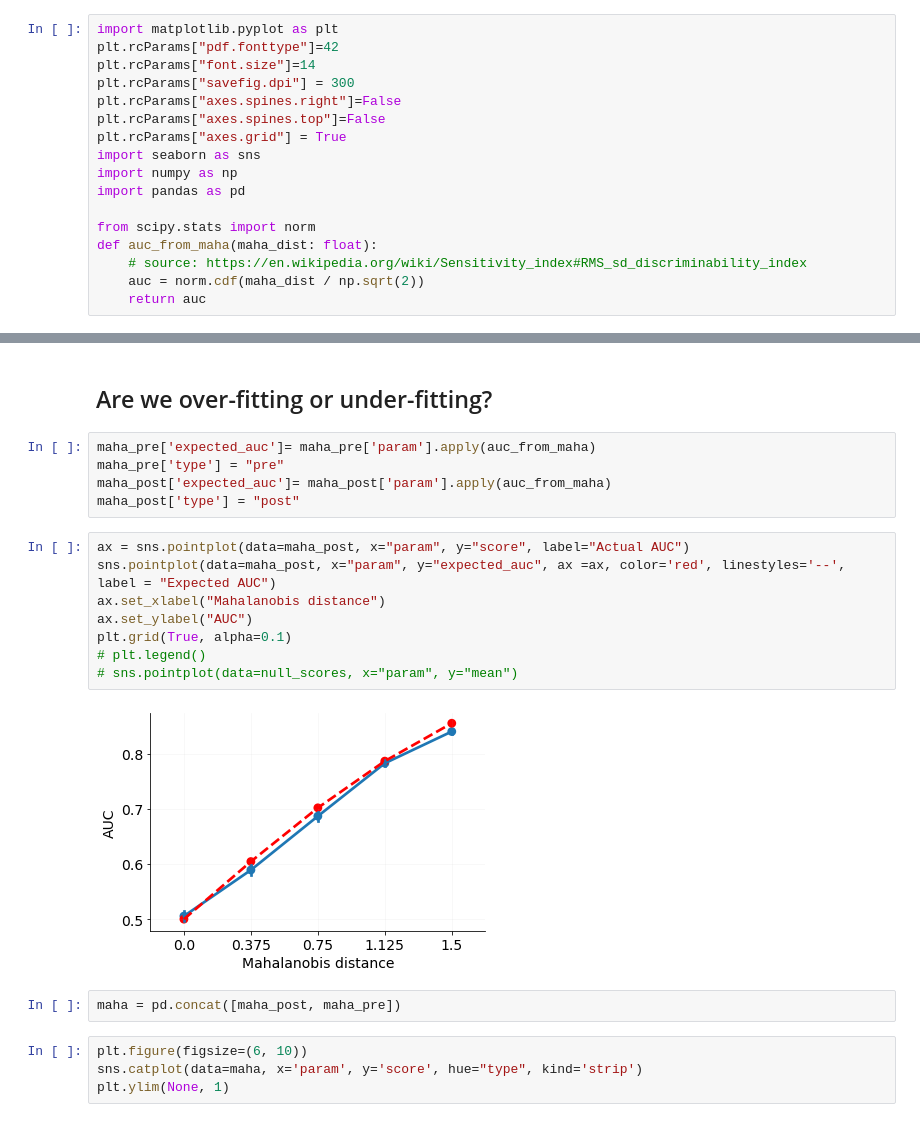
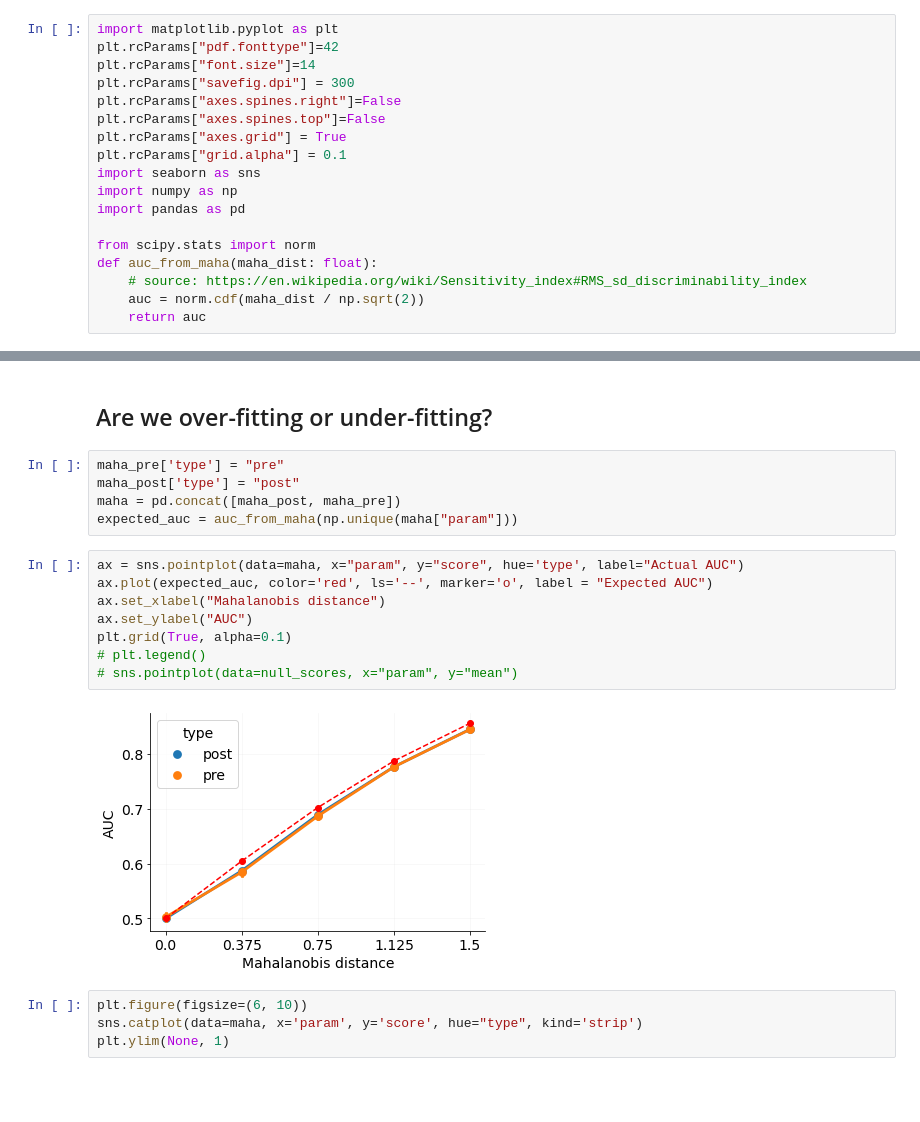
Before and after one commit to jrudoler/permutation-tests, a Jupyter notebook: data_viz.ipynb, the cells around one changed output, grey strips where cells are left out. Drawn from its saved outputs; the diff is of its cells as text; blank space fills up the shorter version.

```diff
--- a/data_viz.ipynb
+++ b/data_viz.ipynb
@@ -6,6 +6,7 @@ plt.rcParams["savefig.dpi"] = 300
 plt.rcParams["axes.spines.right"]=False
 plt.rcParams["axes.spines.top"]=False
 plt.rcParams["axes.grid"] = True
+plt.rcParams["grid.alpha"] = 0.1
 import seaborn as sns
 import numpy as np
 import pandas as pd
@@ -88,23 +89,21 @@ plt.hist(maha_pre[maha_pre.param==0.]['pval'])
 0.04
 # %% [markdown]
 ## Are we over-fitting or under-fitting?
-# %%
-maha_pre['expected_auc']= maha_pre['param'].apply(auc_from_maha)
-maha_pre['type'] = "pre"
-maha_post['expected_auc']= maha_post['param'].apply(auc_from_maha)
-maha_post['type'] = "post"
+# %%
+maha_pre['type'] = "pre"
+maha_post['type'] = "post"
+maha = pd.concat([maha_post, maha_pre])
+expected_auc = auc_from_maha(np.unique(maha["param"]))
 # %%
-ax = sns.pointplot(data=maha_post, x="param", y="score", label="Actual AUC")
-sns.pointplot(data=maha_post, x="param", y="expected_auc", ax =ax, color='red', linestyles='--', label = "Expected AUC")
+ax = sns.pointplot(data=maha, x="param", y="score", hue='type', label="Actual AUC")
+ax.plot(expected_auc, color='red', ls='--', marker='o', label = "Expected AUC")
 ax.set_xlabel("Mahalanobis distance")
 ax.set_ylabel("AUC")
 plt.grid(True, alpha=0.1)
 # plt.legend()
 # sns.pointplot(data=null_scores, x="param", y="mean")
 # %% [output]
-[figure, old version]
+[figure, new version]
-# %%
-maha = pd.concat([maha_post, maha_pre])
 # %%
 plt.figure(figsize=(6, 10))
 sns.catplot(data=maha, x='param', y='score', hue="type", kind='strip')
```
Also changed, not shown: parts of 9 cells of this notebook, 1 other file.
